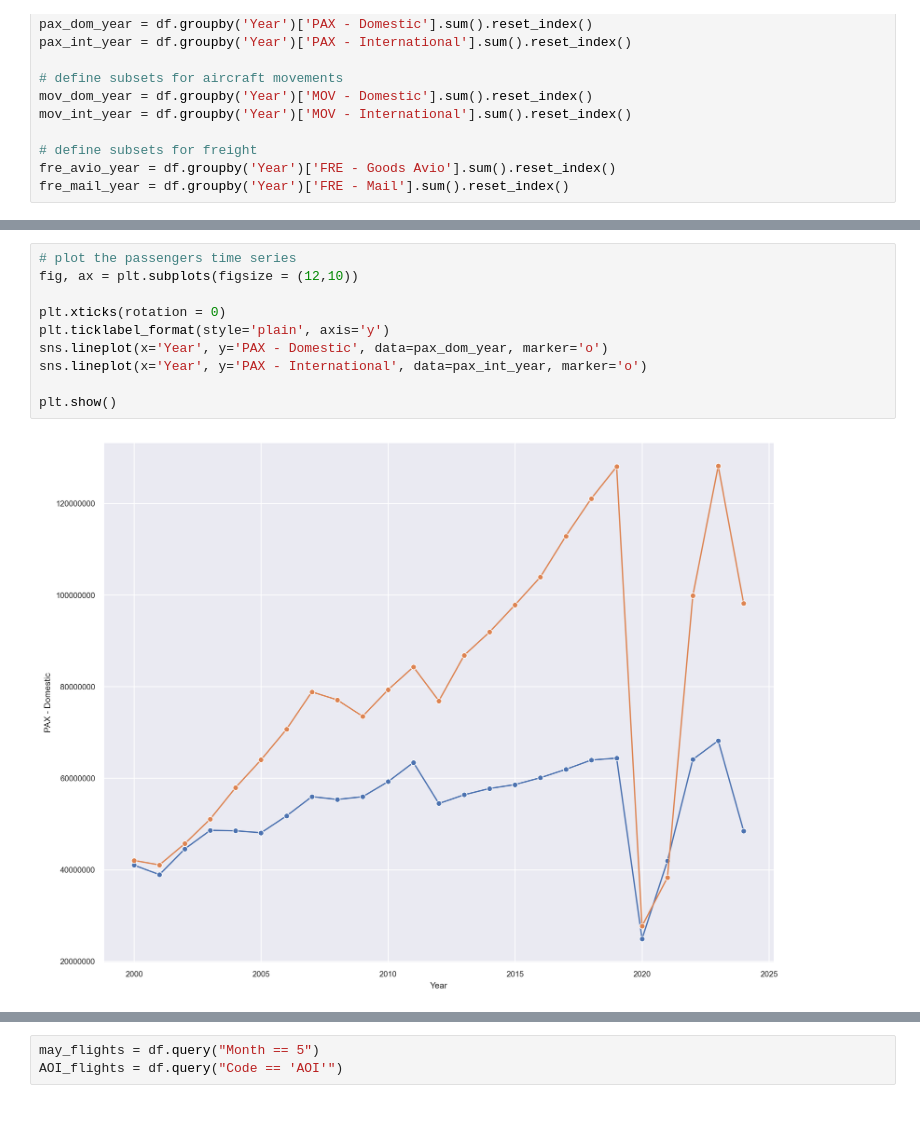
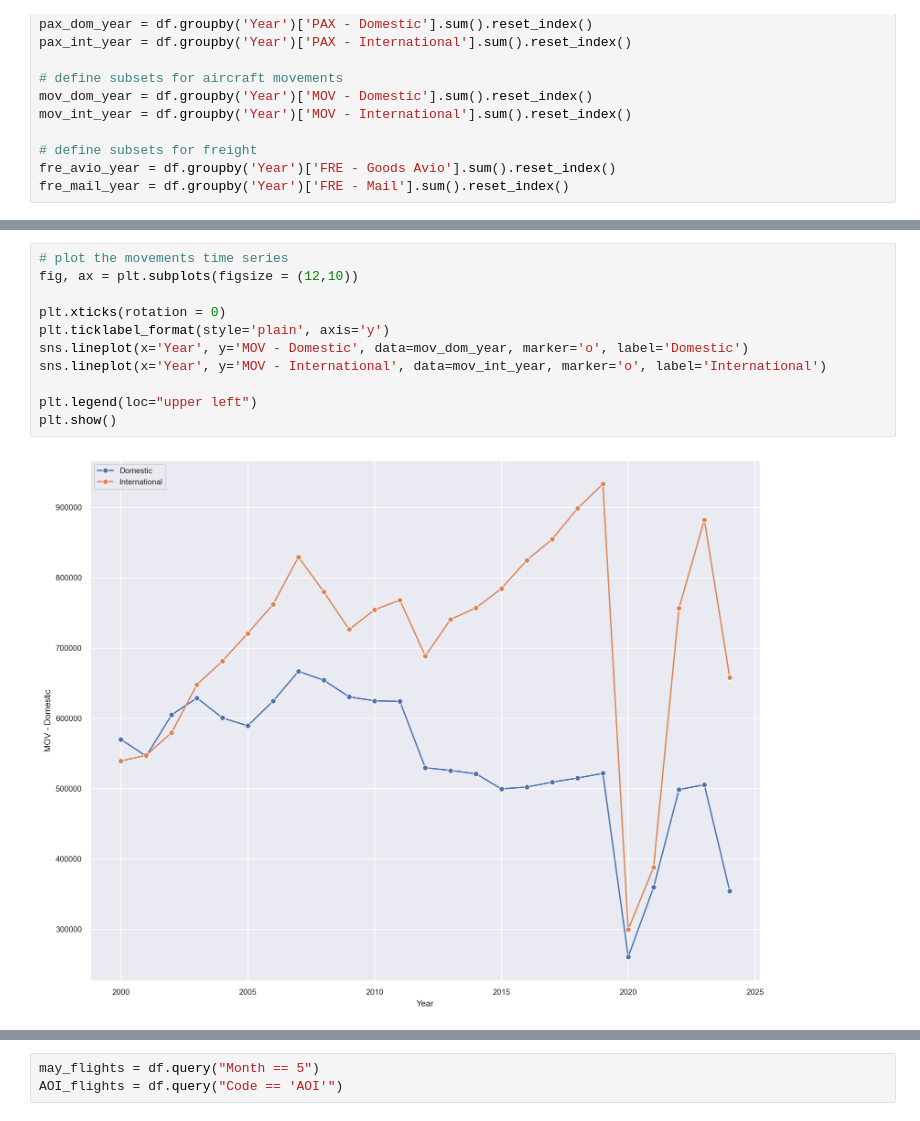
Before and after one commit to fedfioravanti/Italian_Airports, a Jupyter notebook: ItalyAirports_02_EDA.ipynb, the cells around one changed output, grey strips where cells are left out. Saved outputs shown, nothing was run; the diff lists cells and outputs as text.

```diff
--- a/ItalyAirports_02_EDA.ipynb
+++ b/ItalyAirports_02_EDA.ipynb
@@ -185,13 +202,14 @@ fre_mail_year = df.groupby('Year')['FRE - Mail'].sum().reset_index()
 # %%
-# plot the passengers time series
+# plot the movements time series
 fig, ax = plt.subplots(figsize = (12,10))
 
 plt.xticks(rotation = 0)
 plt.ticklabel_format(style='plain', axis='y')
-sns.lineplot(x='Year', y='PAX - Domestic', data=pax_dom_year, marker='o')
-sns.lineplot(x='Year', y='PAX - International', data=pax_int_year, marker='o')
+sns.lineplot(x='Year', y='MOV - Domestic', data=mov_dom_year, marker='o', label='Domestic')
+sns.lineplot(x='Year', y='MOV - International', data=mov_int_year, marker='o', label='International')
 
+plt.legend(loc="upper left")
 plt.show()
 # %% [output]
-[figure, old version]
+[figure, new version]
 # %%
```
Also changed, not shown: parts of 3 cells of this notebook.
